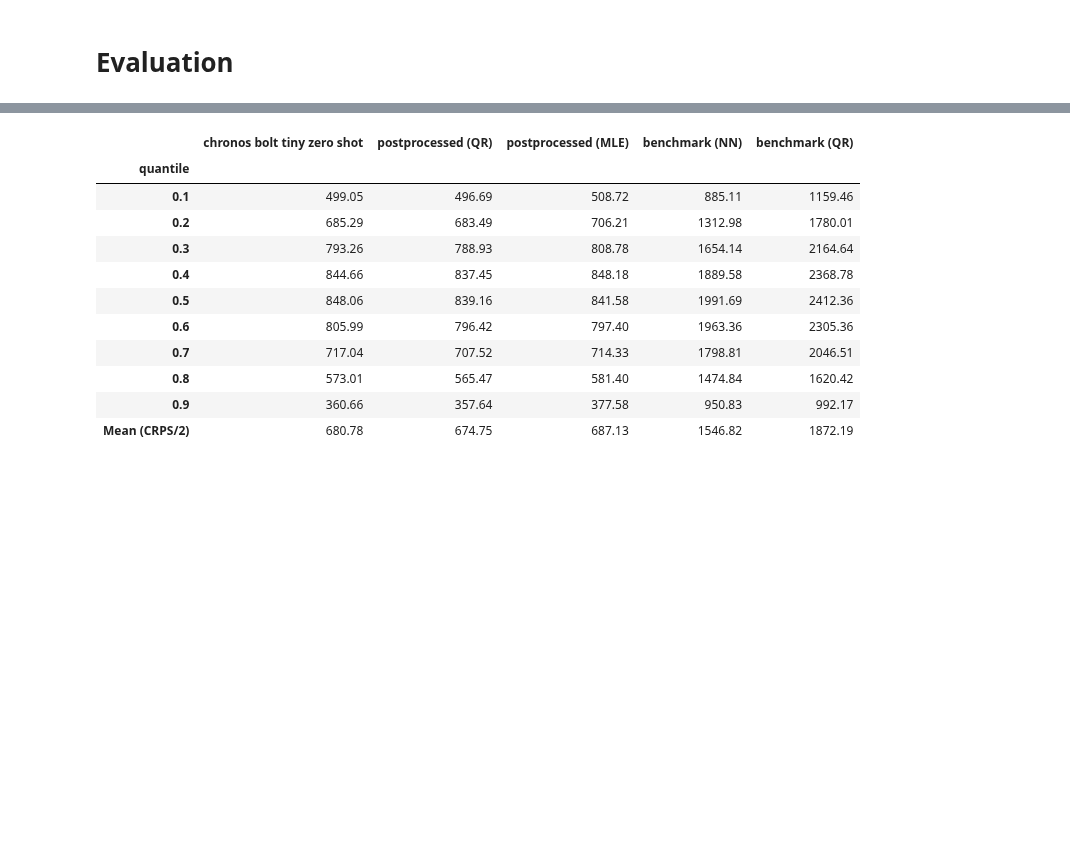
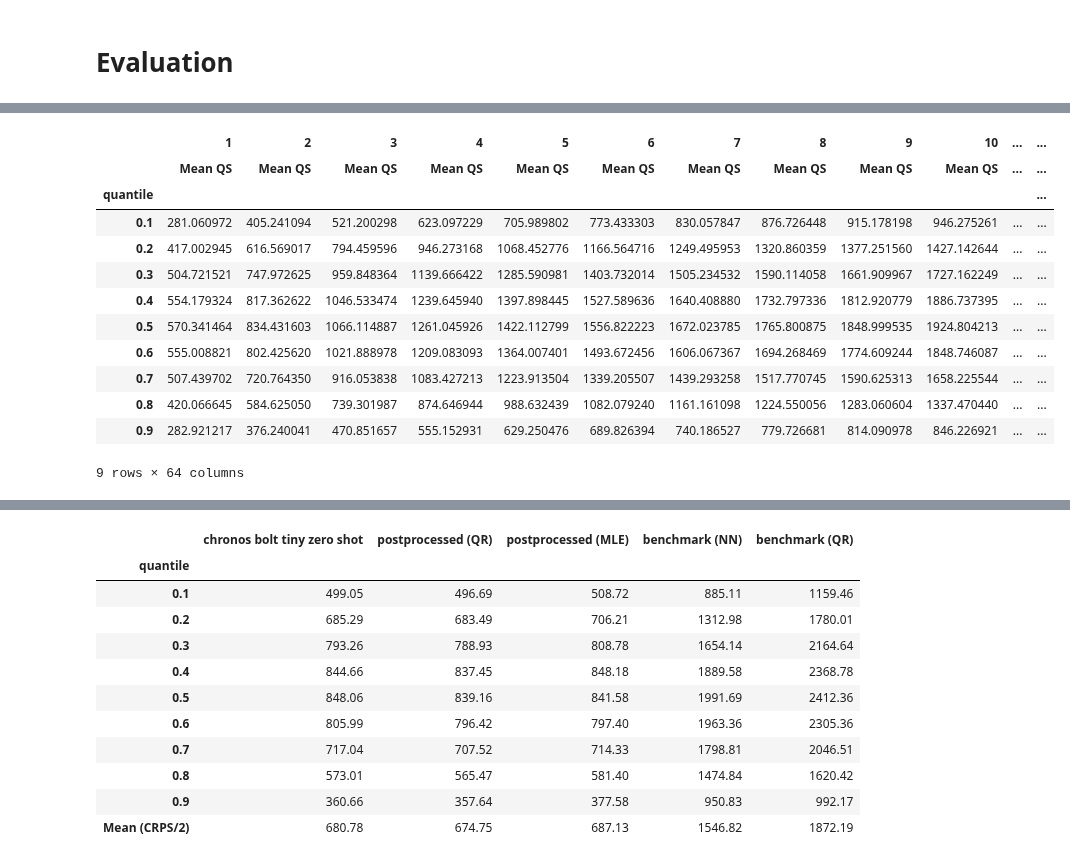
Before and after one commit to LouisSko/master-thesis, a Jupyter notebook: notebook.ipynb, the cells around one changed output, grey strips where cells are left out. Saved outputs shown, nothing was run; the diff lists cells and outputs as text; code cells hidden in the pictures; blank space fills up the shorter version.

```diff
--- a/notebook.ipynb
+++ b/notebook.ipynb
@@ -168,0 +185,16 @@ all_predictions = {"chronos bolt tiny zero shot": predictions_raw,
+# %%
+pd.concat(predictions_raw.get_quantile_scores(mean_lead_times=False), axis=1)
+# %% [output]
+|  | 1 | 2 | 3 | 4 | 5 | 6 | 7 | 8 | 9 | 10 | ... | ... |
+|  | Mean QS | Mean QS | Mean QS | Mean QS | Mean QS | Mean QS | Mean QS | Mean QS | Mean QS | Mean QS | ... | ... |
+| quantile |  |  |  |  |  |  |  |  |  |  |  | ... |
+| 0.1 | 281.060972 | 405.241094 | 521.200298 | 623.097229 | 705.989802 | 773.433303 | 830.057847 | 876.726448 | 915.178198 | 946.275261 | ... | ... |
+| 0.2 | 417.002945 | 616.569017 | 794.459596 | 946.273168 | 1068.452776 | 1166.564716 | 1249.495953 | 1320.860359 | 1377.251560 | 1427.142644 | ... | ... |
+| 0.3 | 504.721521 | 747.972625 | 959.848364 | 1139.666422 | 1285.590981 | 1403.732014 | 1505.234532 | 1590.114058 | 1661.909967 | 1727.162249 | ... | ... |
+| 0.4 | 554.179324 | 817.362622 | 1046.533474 | 1239.645940 | 1397.898445 | 1527.589636 | 1640.408880 | 1732.797336 | 1812.920779 | 1886.737395 | ... | ... |
+| 0.5 | 570.341464 | 834.431603 | 1066.114887 | 1261.045926 | 1422.112799 | 1556.822223 | 1672.023785 | 1765.800875 | 1848.999535 | 1924.804213 | ... | ... |
+| 0.6 | 555.008821 | 802.425620 | 1021.888978 | 1209.083093 | 1364.007401 | 1493.672456 | 1606.067367 | 1694.268469 | 1774.609244 | 1848.746087 | ... | ... |
+| 0.7 | 507.439702 | 720.764350 | 916.053838 | 1083.427213 | 1223.913504 | 1339.205507 | 1439.293258 | 1517.770745 | 1590.625313 | 1658.225544 | ... | ... |
+| 0.8 | 420.066645 | 584.625050 | 739.301987 | 874.646944 | 988.632439 | 1082.079240 | 1161.161098 | 1224.550056 | 1283.060604 | 1337.470440 | ... | ... |
+| 0.9 | 282.921217 | 376.240041 | 470.851657 | 555.152931 | 629.250476 | 689.826394 | 740.186527 | 779.726681 | 814.090978 | 846.226921 | ... | ... |
+9 rows × 64 columns
```
Also changed, not shown: parts of 8 cells of this notebook, 1 other file.
